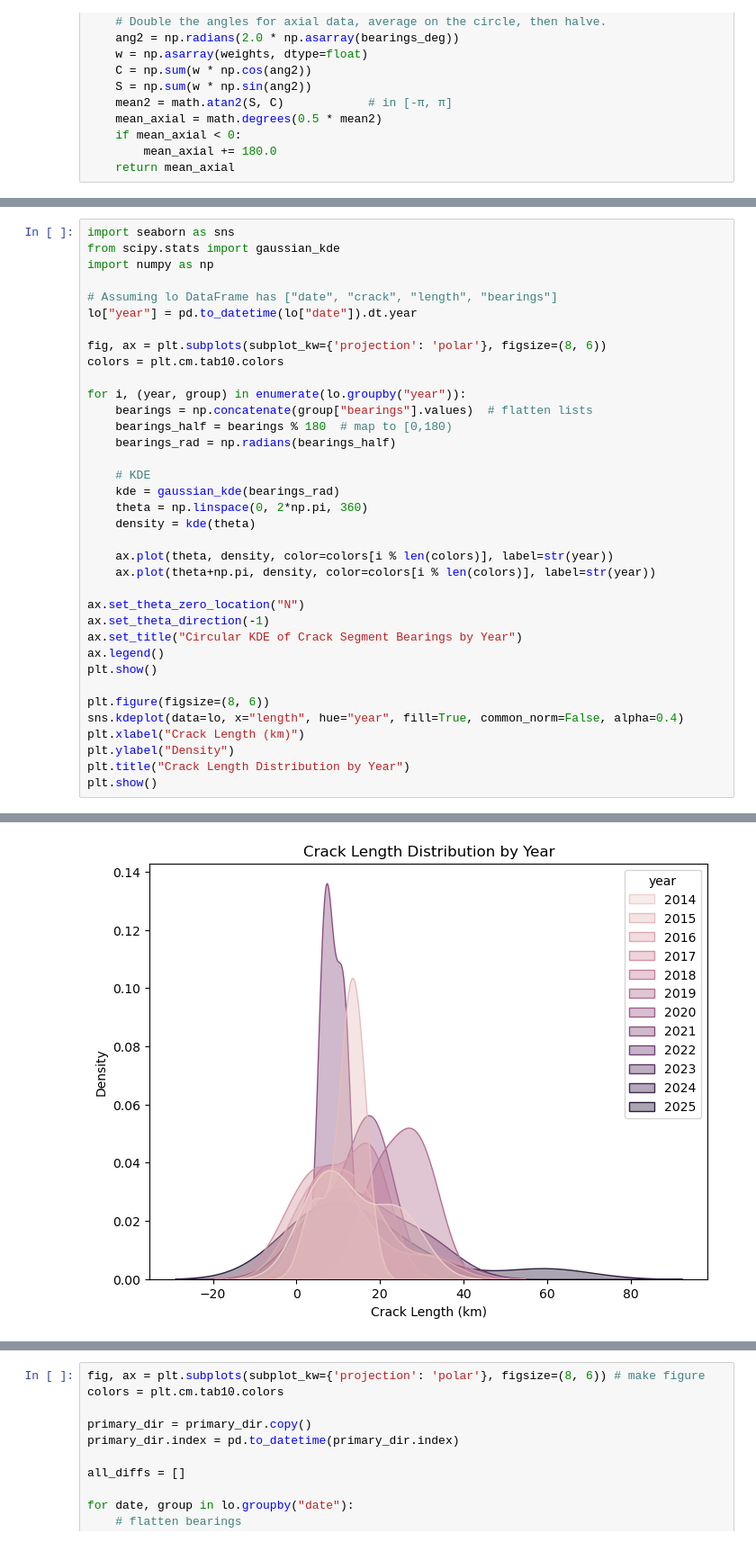
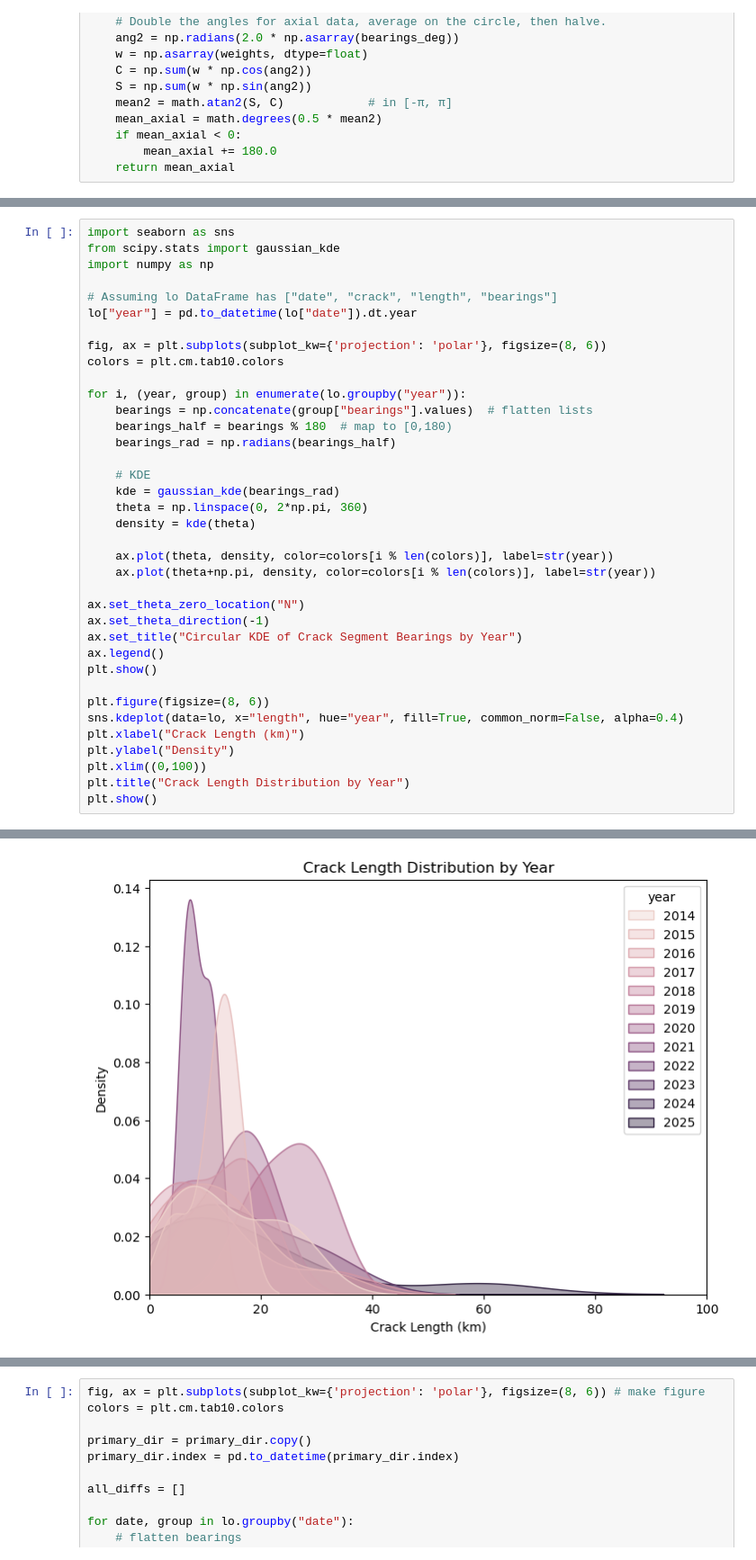
Before and after one commit to kovaleskima/KobukData, a Jupyter notebook: data_processing.ipynb, the cells around one changed output, grey strips where cells are left out. Shown at 90% size. Cells and saved outputs as stored; diff of their text form.

```diff
--- a/data_processing.ipynb
+++ b/data_processing.ipynb
@@ -209,6 +209,7 @@ plt.figure(figsize=(8, 6))
 sns.kdeplot(data=lo, x="length", hue="year", fill=True, common_norm=False, alpha=0.4)
 plt.xlabel("Crack Length (km)")
 plt.ylabel("Density")
+plt.xlim((0,100))
 plt.title("Crack Length Distribution by Year")
 plt.show()
 # %% [output]
@@ -216,4 +217,4 @@ plt.show()
-[figure, old version]
+[figure, new version]
 # %%
 
 import xarray as xr
```
Also changed, not shown: parts of 5 cells of this notebook, 3 other files.
